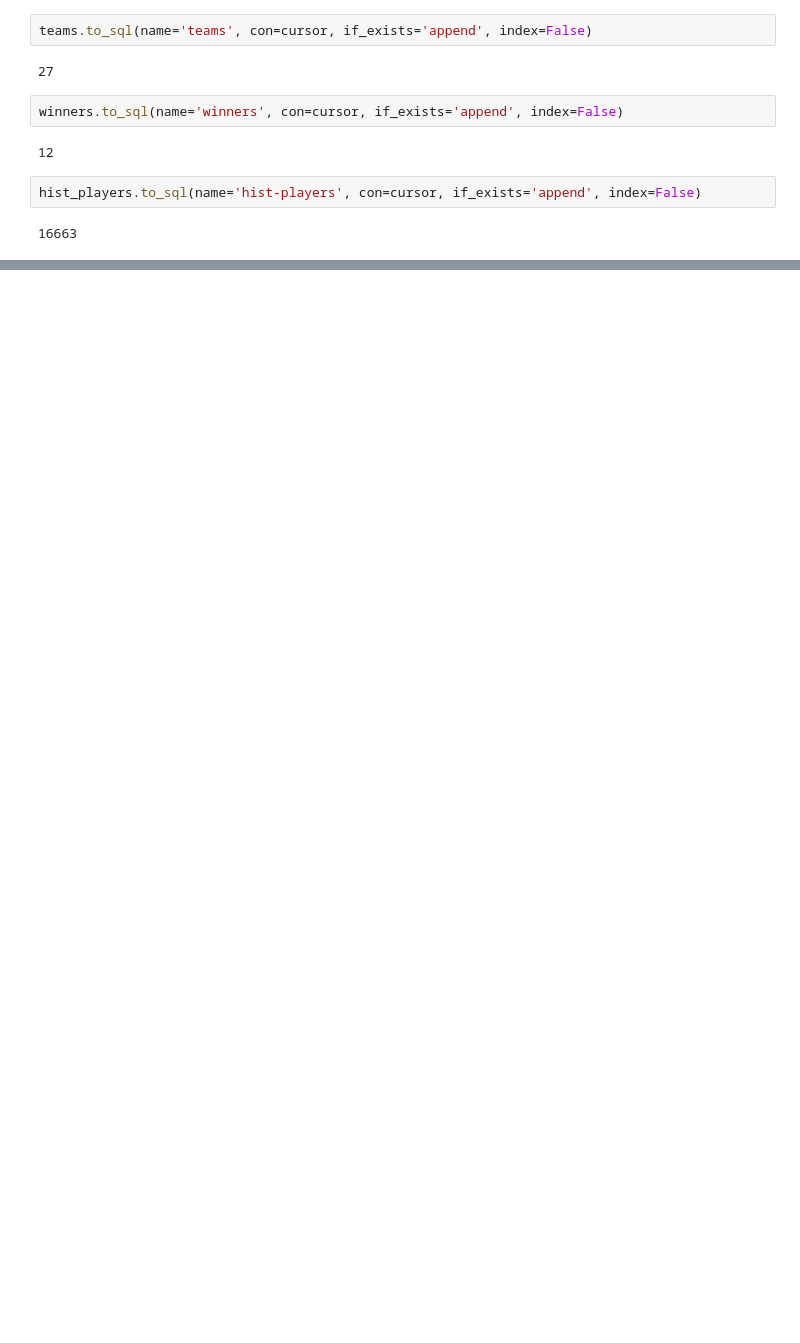
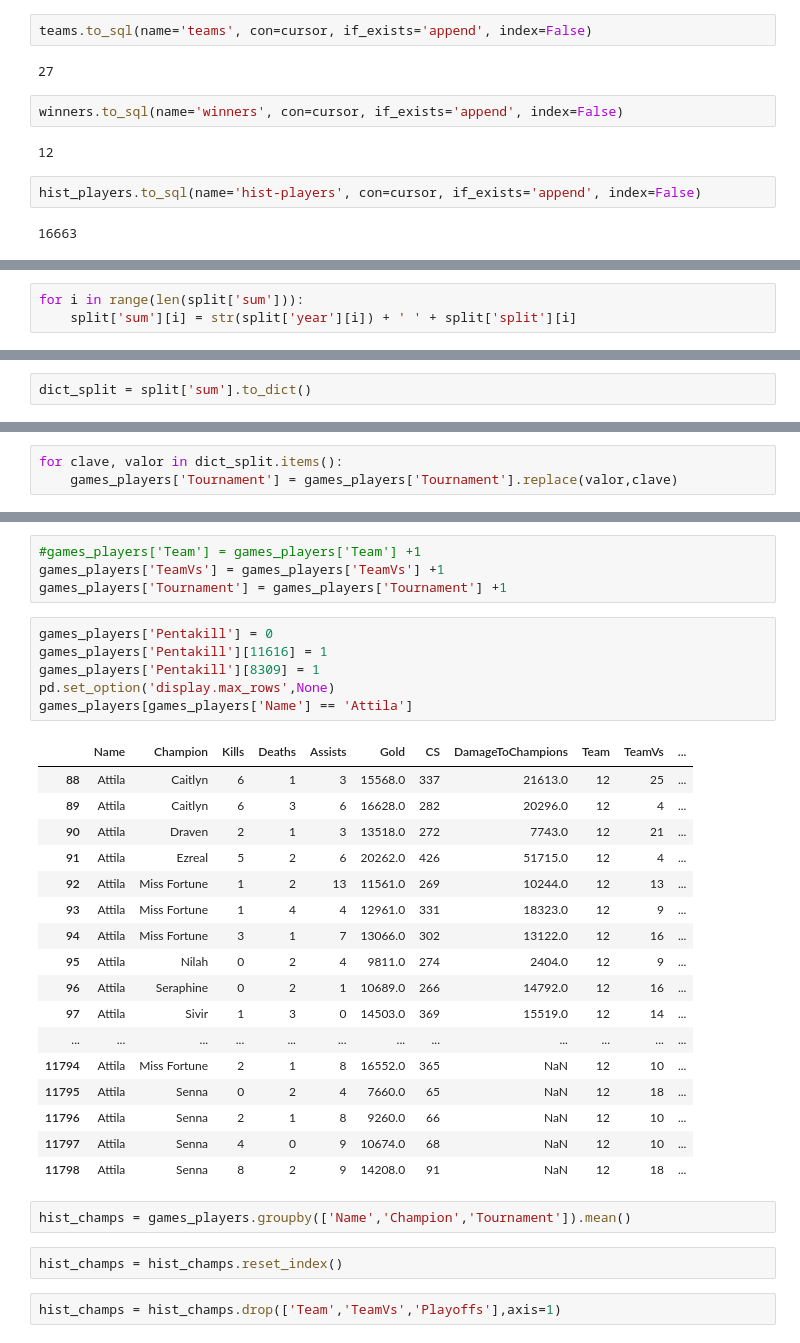
Before and after one commit to Linxx333/MrLinx-Data-ETL, a Jupyter notebook: src/main.ipynb, the cells around one changed output, grey strips where cells are left out. Cells and saved outputs as stored; diff of their text form; blank space fills up the shorter version.

```diff
--- a/src/main.ipynb
+++ b/src/main.ipynb
@@ -508,0 +779,3 @@ hist_players.to_sql(name='hist-players', con=cursor, if_exists='append', index=F
+# %%
+for i in range(len(split['sum'])):
+    split['sum'][i] = str(split['year'][i]) + ' ' + split['split'][i]
@@ -508,0 +803,2 @@ hist_players.to_sql(name='hist-players', con=cursor, if_exists='append', index=F
+# %%
+dict_split = split['sum'].to_dict()
@@ -508,0 +809,3 @@ hist_players.to_sql(name='hist-players', con=cursor, if_exists='append', index=F
+# %%
+for clave, valor in dict_split.items():
+    games_players['Tournament'] = games_players['Tournament'].replace(valor,clave)
@@ -508,0 +821,34 @@ hist_players.to_sql(name='hist-players', con=cursor, if_exists='append', index=F
+# %%
+#games_players['Team'] = games_players['Team'] +1
+games_players['TeamVs'] = games_players['TeamVs'] +1
+games_players['Tournament'] = games_players['Tournament'] +1
+# %%
+games_players['Pentakill'] = 0
+games_players['Pentakill'][11616] = 1
+games_players['Pentakill'][8309] = 1
+pd.set_option('display.max_rows',None)
+games_players[games_players['Name'] == 'Attila']
+# %% [output]
+|  | Name | Champion | Kills | Deaths | Assists | Gold | CS | DamageToChampions | Team | TeamVs | ... |
+| 88 | Attila | Caitlyn | 6 | 1 | 3 | 15568.0 | 337 | 21613.0 | 12 | 25 | ... |
+| 89 | Attila | Caitlyn | 6 | 3 | 6 | 16628.0 | 282 | 20296.0 | 12 | 4 | ... |
+| 90 | Attila | Draven | 2 | 1 | 3 | 13518.0 | 272 | 7743.0 | 12 | 21 | ... |
+| 91 | Attila | Ezreal | 5 | 2 | 6 | 20262.0 | 426 | 51715.0 | 12 | 4 | ... |
+| 92 | Attila | Miss Fortune | 1 | 2 | 13 | 11561.0 | 269 | 10244.0 | 12 | 13 | ... |
+| 93 | Attila | Miss Fortune | 1 | 4 | 4 | 12961.0 | 331 | 18323.0 | 12 | 9 | ... |
+| 94 | Attila | Miss Fortune | 3 | 1 | 7 | 13066.0 | 302 | 13122.0 | 12 | 16 | ... |
+| 95 | Attila | Nilah | 0 | 2 | 4 | 9811.0 | 274 | 2404.0 | 12 | 9 | ... |
+| 96 | Attila | Seraphine | 0 | 2 | 1 | 10689.0 | 266 | 14792.0 | 12 | 16 | ... |
+| 97 | Attila | Sivir | 1 | 3 | 0 | 14503.0 | 369 | 15519.0 | 12 | 14 | ... |
+| ... | ... | ... | ... | ... | ... | ... | ... | ... | ... | ... | ... |
+| 11794 | Attila | Miss Fortune | 2 | 1 | 8 | 16552.0 | 365 | NaN | 12 | 10 | ... |
+| 11795 | Attila | Senna | 0 | 2 | 4 | 7660.0 | 65 | NaN | 12 | 18 | ... |
+| 11796 | Attila | Senna | 2 | 1 | 8 | 9260.0 | 66 | NaN | 12 | 10 | ... |
+| 11797 | Attila | Senna | 4 | 0 | 9 | 10674.0 | 68 | NaN | 12 | 10 | ... |
+| 11798 | Attila | Senna | 8 | 2 | 9 | 14208.0 | 91 | NaN | 12 | 18 | ... |
+# %%
+hist_champs = games_players.groupby(['Name','Champion','Tournament']).mean()
+# %%
+hist_champs = hist_champs.reset_index()
+# %%
+hist_champs = hist_champs.drop(['Team','TeamVs','Playoffs'],axis=1)
```
Also changed, not shown: parts of 45 cells of this notebook, 12 other files.
